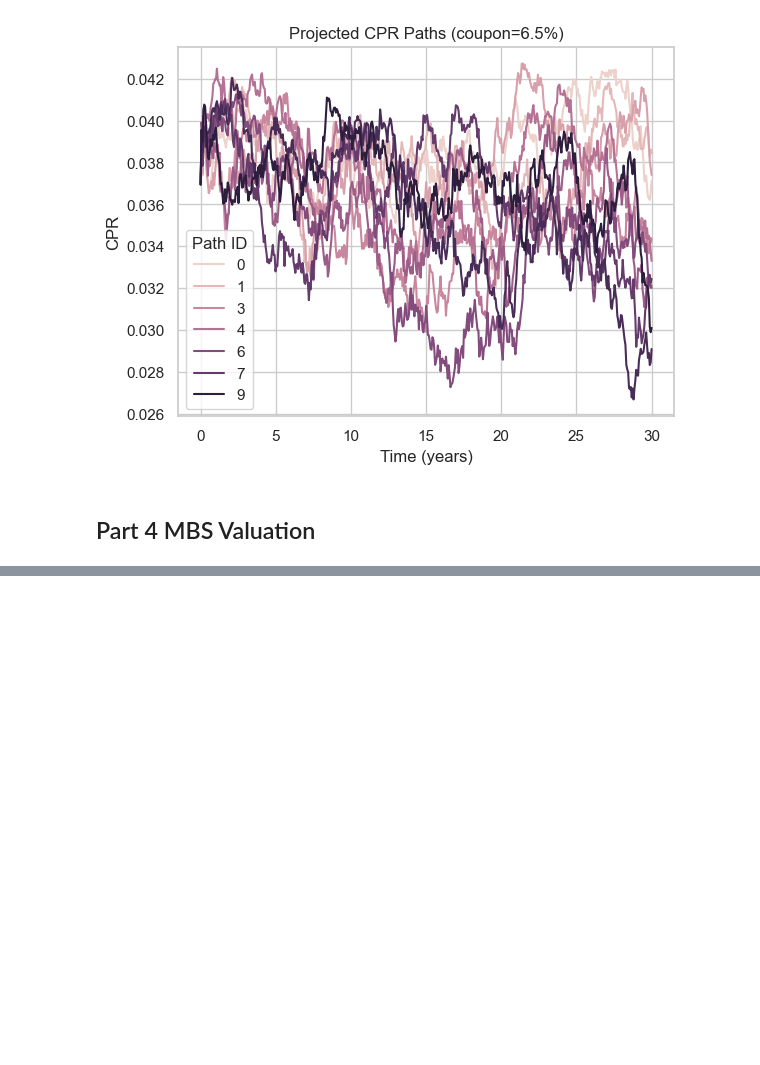
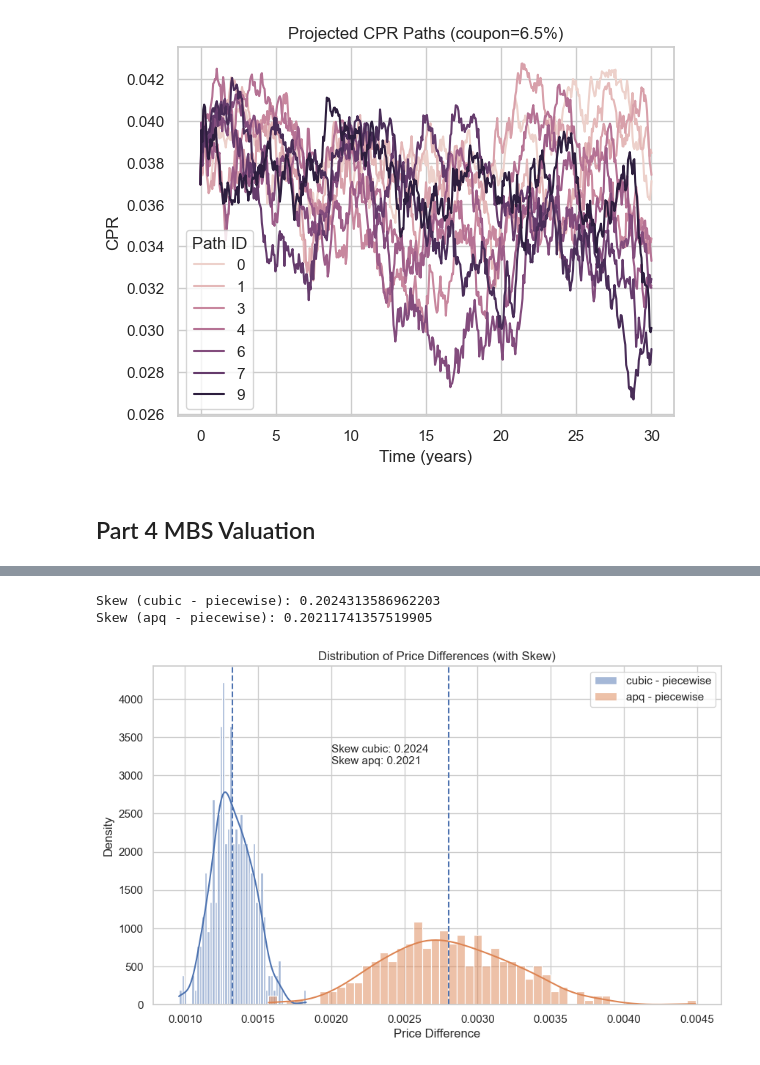
Before and after one commit to chloelinrq/STAT5030_Numerical_Methods_Group_Project, a Jupyter notebook: main.ipynb, the cells around one changed output, grey strips where cells are left out. Saved outputs shown, nothing was run; the diff lists cells and outputs as text; code cells hidden in the pictures; blank space fills up the shorter version.

```diff
--- a/main.ipynb
+++ b/main.ipynb
@@ -1182,7 +746,7 @@ def calculate_mbs_price(B0, coupon_rate, N, hw_rates, refi_df, method='apqs'):
     mbs_price = np.mean(pv_all_paths)
     return mbs_price, pv_all_paths
 # %%
-def run_mbs_valuation(method='apqs', B0=1.0, coupon_rate=0.06, N=361, seed=42):
+def run_mbs_valuation(method='apqs', B0=1.0, coupon_rate=0.06, N=361, seed=42,n_paths=300):
 
     T_sim = N / 12
     n_steps = N
@@ -1259,0 +910,34 @@ MBS Price   : 1.2176
+# %%
+from scipy.stats import skew
+import matplotlib.pyplot as plt
+import seaborn as sns
+skew_cubic = skew(diff_cubic)
+skew_apq   = skew(diff_apq)
+
+print("Skew (cubic - piecewise):", skew_cubic)
+print("Skew (apq - piecewise):", skew_apq)
+
+plt.figure(figsize=(10,6))
+
+sns.histplot(diff_cubic, bins=50, kde=True, label='cubic - piecewise', stat='density', alpha=0.5)
+sns.histplot(diff_apq, bins=50, kde=True, label='apq - piecewise', stat='density', alpha=0.5)
+
+plt.axvline(diff_cubic.mean(), linestyle='--')
+plt.axvline(diff_apq.mean(), linestyle='--')
+plt.text(
+    0.0020, 3150,
+    f"Skew cubic: {skew_cubic:.4f}\nSkew apq: {skew_apq:.4f}",
+    fontsize=11
+)
+plt.title("Distribution of Price Differences (with Skew)")
+plt.xlabel("Price Difference")
+plt.ylabel("Density")
+plt.legend()
+plt.show()
+#Using Piecewise as a neutral comparison tool to find differences of cubic and aqp.
+#While both cubic and apq provide higher prices, APQ has higher price with larger dispersion while it is also more positively skewed indicating
+#more volatility in the price as well. On the other hand, APQ spline is smoother and less volatile while it is more assymetric then APQ.
+# %% [output]
+Skew (cubic - piecewise): 0.2024313586962203
+Skew (apq - piecewise): 0.20211741357519905
+[figure, added]
```
Also changed, not shown: parts of 43 cells of this notebook.
